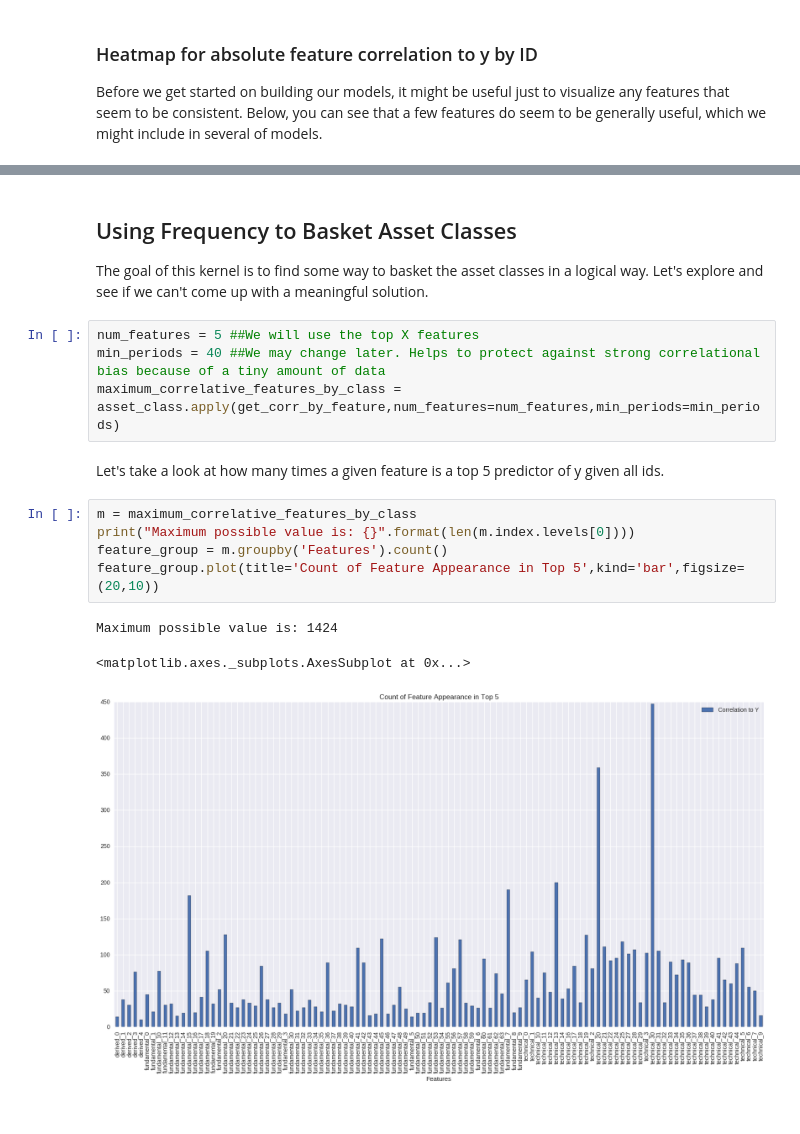
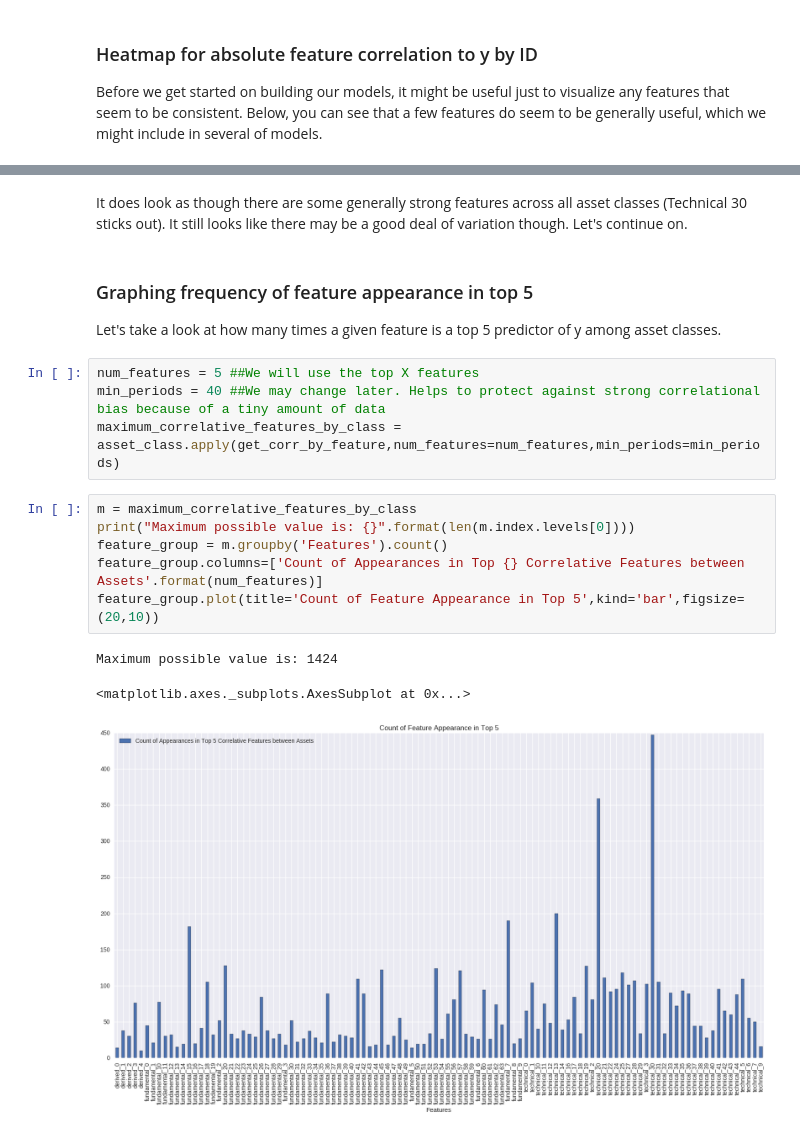
Before and after one commit to mattdeak/TwoSigma-Kaggle, a Jupyter notebook: TwoSigma Asset Grouping.ipynb, the cells around one changed output, grey strips where cells are left out. Cells and saved outputs as stored; diff of their text form.

```diff
--- a/TwoSigma Asset Grouping.ipynb
+++ b/TwoSigma Asset Grouping.ipynb
@@ -45,18 +52,20 @@ sns.heatmap(d_pivot,vmax=0.2)
-# %% [markdown]
-## Using Frequency to Basket Asset Classes
-The goal of this kernel is to find some way to basket the asset classes in a logical way. Let's explore and see if we can't come up with a meaningful solution.
+# %% [markdown]
+It does look as though there are some generally strong features across all asset classes (Technical 30 sticks out).
+It still looks like there may be a good deal of variation though. Let's continue on.
+# %% [markdown]
+### Graphing frequency of feature appearance in top 5
+Let's take a look at how many times a given feature is a top 5 predictor of y among asset classes.
 # %%
 num_features = 5 ##We will use the top X features
 min_periods = 40 ##We may change later. Helps to protect against strong correlational bias because of a tiny amount of data
 maximum_correlative_features_by_class = asset_class.apply(get_corr_by_feature,num_features=num_features,min_periods=min_periods)
-# %% [markdown]
-Let's take a look at how many times a given feature is a top 5 predictor of y given all ids.
 # %%
 m = maximum_correlative_features_by_class
 print("Maximum possible value is: {}".format(len(m.index.levels[0])))
 feature_group = m.groupby('Features').count()
+feature_group.columns=['Count of Appearances in Top {} Correlative Features between Assets'.format(num_features)]
 feature_group.plot(title='Count of Feature Appearance in Top 5',kind='bar',figsize=(20,10))
 # %% [output]
 Maximum possible value is: 1424
 <matplotlib.axes._subplots.AxesSubplot at 0x...>
-[figure, old version]
+[figure, new version]
```
Also changed, not shown: parts of 23 cells of this notebook.
